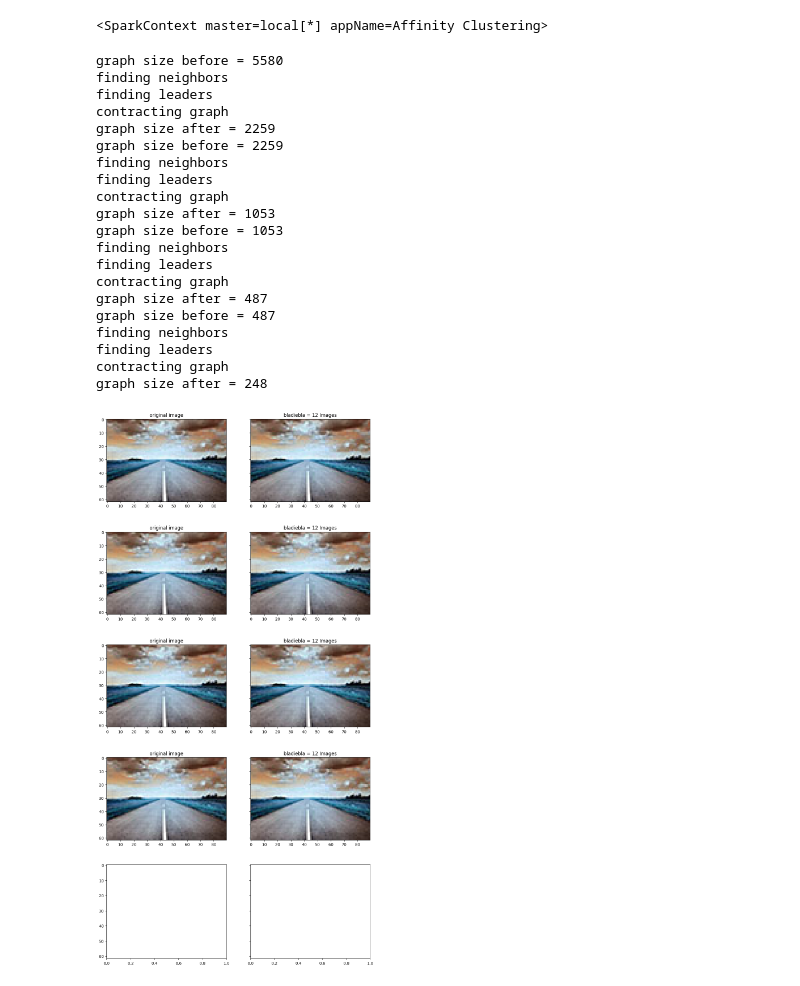
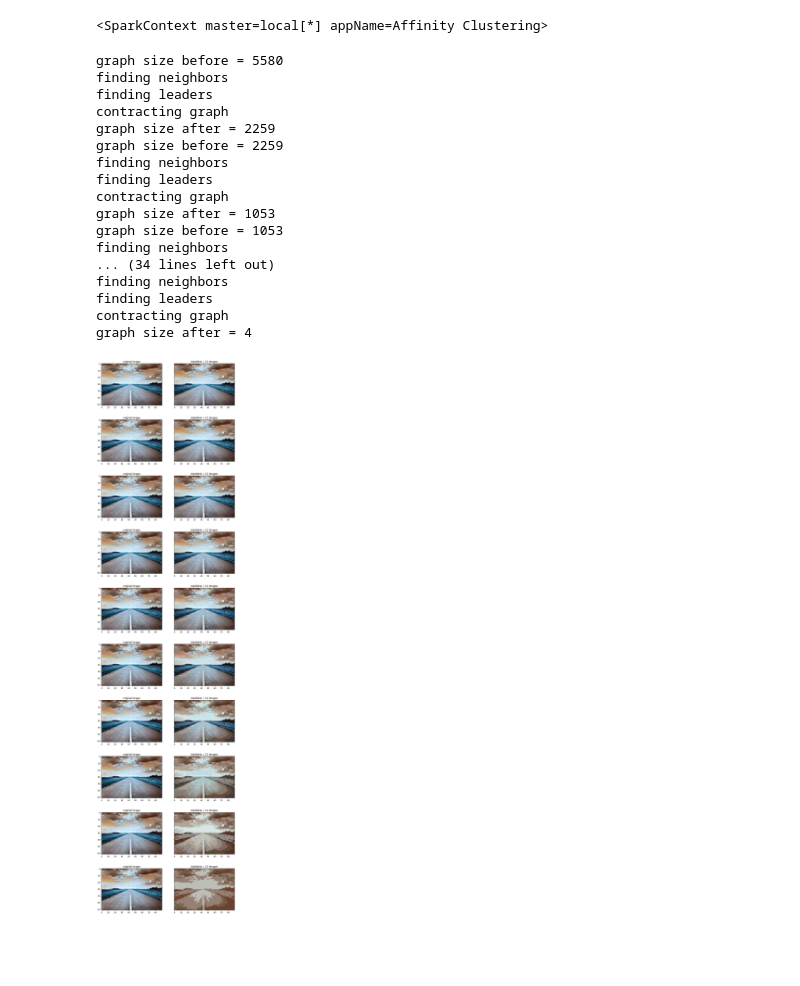
Before and after one commit to Br4ggs/2IMA35-Report-1, a Jupyter notebook: img segmentation.ipynb, the cells around one changed output. Saved outputs shown, nothing was run; the diff lists cells and outputs as text; code cells hidden in the pictures; blank space fills up the shorter version.

Commit message:
got a working result :)

```diff
--- a/img segmentation.ipynb
+++ b/img segmentation.ipynb
@@ -4,9 +4,9 @@ import numpy as np
 import cv2 as cv
 import matplotlib.pyplot as plt
 # %%
-NUM_ROUNDS = 5
+NUM_ROUNDS = 10
 
-plt.rcParams["figure.figsize"] = (12, 25) #(12,50)
+plt.rcParams["figure.figsize"] = (12, 50) #(12,50)
 
 #load in the image, collapse it from a 3d array to a 1d array of 3d points, finally convert the data to 32-bit integers
 img = cv.imread('images/road_downscaled_smollestest.jpg')
@@ -27,7 +27,7 @@ plt.imshow(img)
 [figure]
 # %%
 fig, ax = plt.subplots(NUM_ROUNDS, 2, sharey=True)
-for i in range(1):
+for i in range(NUM_ROUNDS):
     K = i+3
 
     ret, label, center = cv.kmeans(Z, K, None, criteria, 10, cv.KMEANS_RANDOM_CENTERS)
@@ -210,10 +210,10 @@ def affinity_clustering(graph, steps=1):
         leaders = find_leader_mpc(graph, best_neighbors)
         print("contracting graph")
 
-        for v in graph.vertices():
+        for v in mapping.keys():
             mapping[v] = leaders[mapping[v]]
 
-        result.append(mapping)
+        result.append(mapping.copy())
 
         # create the induced graph by removing non-leader vertices
         # note that we modify the current graph rather than creating a copy
@@ -225,7 +225,7 @@ def affinity_clustering(graph, steps=1):
 
     return result
 # %%
-result = affinity_clustering(graph, 4)
+result = affinity_clustering(graph, NUM_ROUNDS)
 # %% [output]
 graph size before = 5580
 finding neighbors
@@ -239,29 +239,25 @@ contracting graph
 graph size after = 1053
 graph size before = 1053
 finding neighbors
-finding leaders
-contracting graph
-graph size after = 487
-graph size before = 487
+... (34 lines left out)
 finding neighbors
 finding leaders
 contracting graph
-graph size after = 248
+graph size after = 4
 # %%
 fig, ax = plt.subplots(NUM_ROUNDS, 2, sharey=True)
 
 # result contains a mapping from a vertex to the leader it belongs to
 
 #TODO: visualize
 for i in range(len(result)):
     r = result[i]
-
-    res = np.uint8([Z[l] for l in r])
+    res = np.uint8([Z[l] for l in r.values()])
     res2 = res.reshape((img.shape))
 
     ax[i, 1].imshow(res2)
-    ax[i, 1].set_title('bladiebla = %s Images' %12)
+    ax[i, 1].set_title('bladiebla = %s Images' %len(dict.fromkeys()))
     ax[i, 0].imshow(img)
     ax[i, 0].set_title('original image')
 # %% [output]
-[figure, old version]
+[figure, new version]
```
Also changed, not shown: parts of 1 cell of this notebook.
